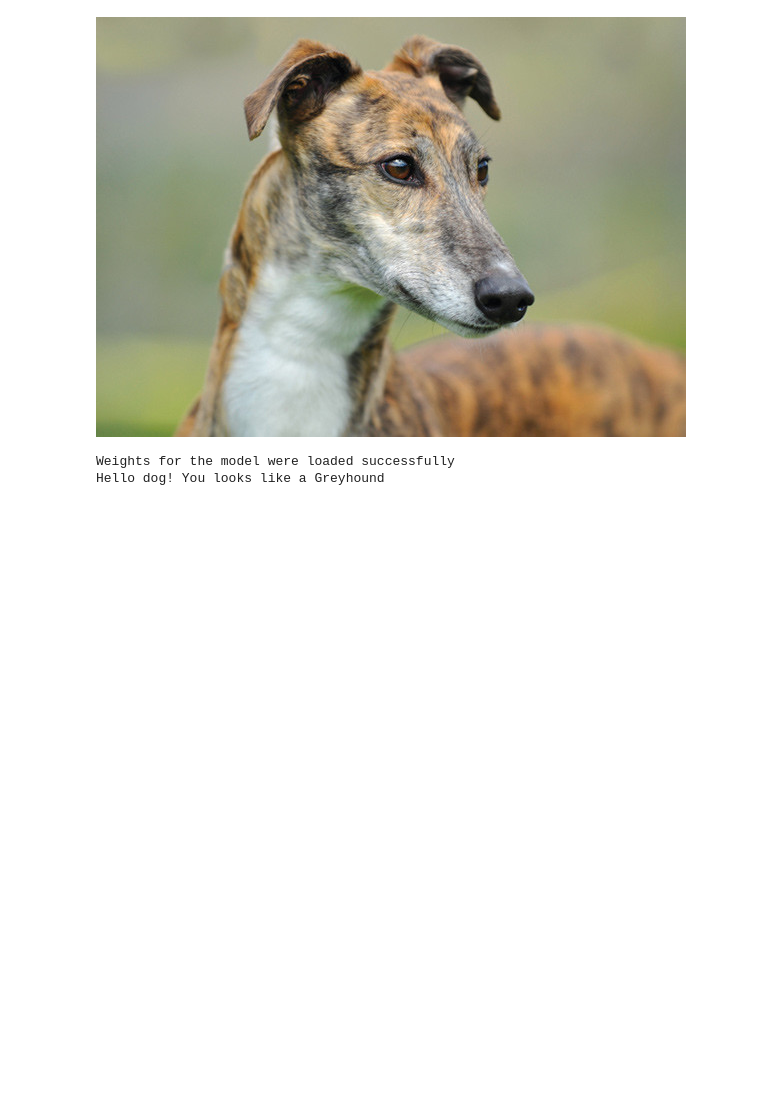
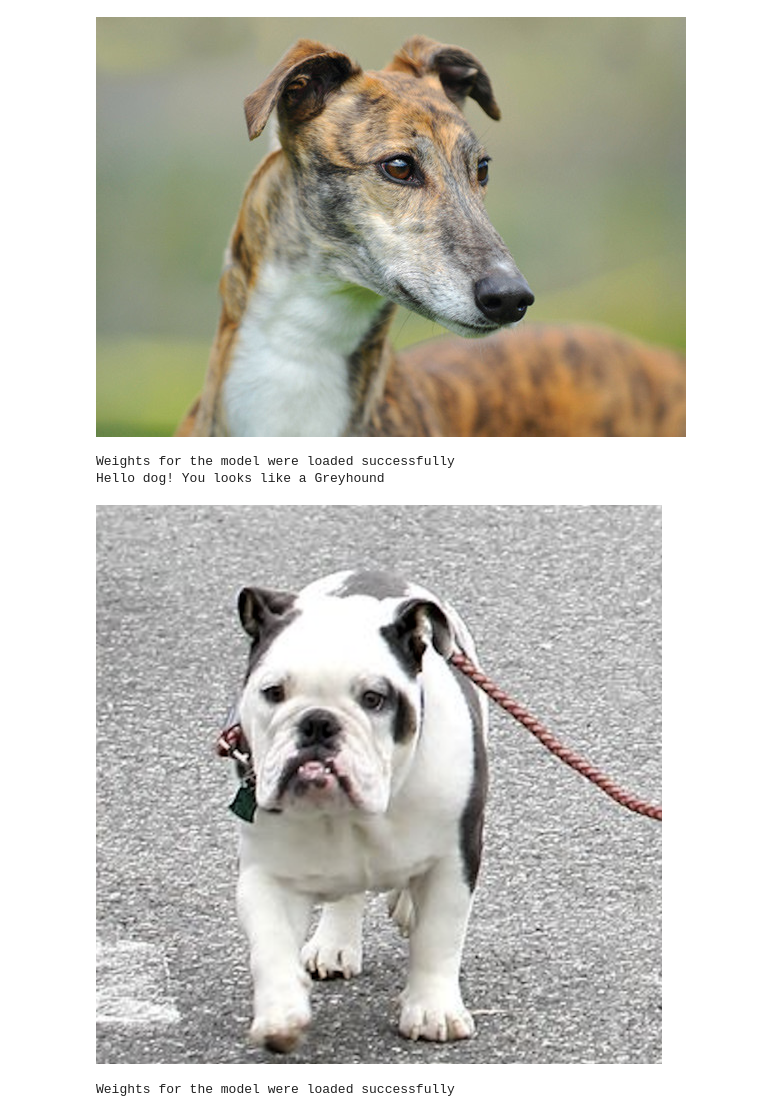
Before and after one commit to springshuai/Deep-Learning-Dog-Project, a Jupyter notebook: dog_app.ipynb, the cells around one changed output. Drawn from its saved outputs; the diff is of its cells as text; code cells hidden in the pictures; blank space fills up the shorter version.

```diff
--- a/dog_app.ipynb
+++ b/dog_app.ipynb
@@ -1242,3 +1242,11 @@ Main_interface('images/Greyhound.jpeg')
 # %% [output]
 Weights for the model were loaded successfully
 Hello dog! You looks like a Greyhound
+# %%
+display.Image(filename='images/Jonas_dog.png')
+# %% [output]
+[figure, added]
+# %%
+Main_interface('images/Jonas_dog.png')
+# %% [output]
+Weights for the model were loaded successfully
```
